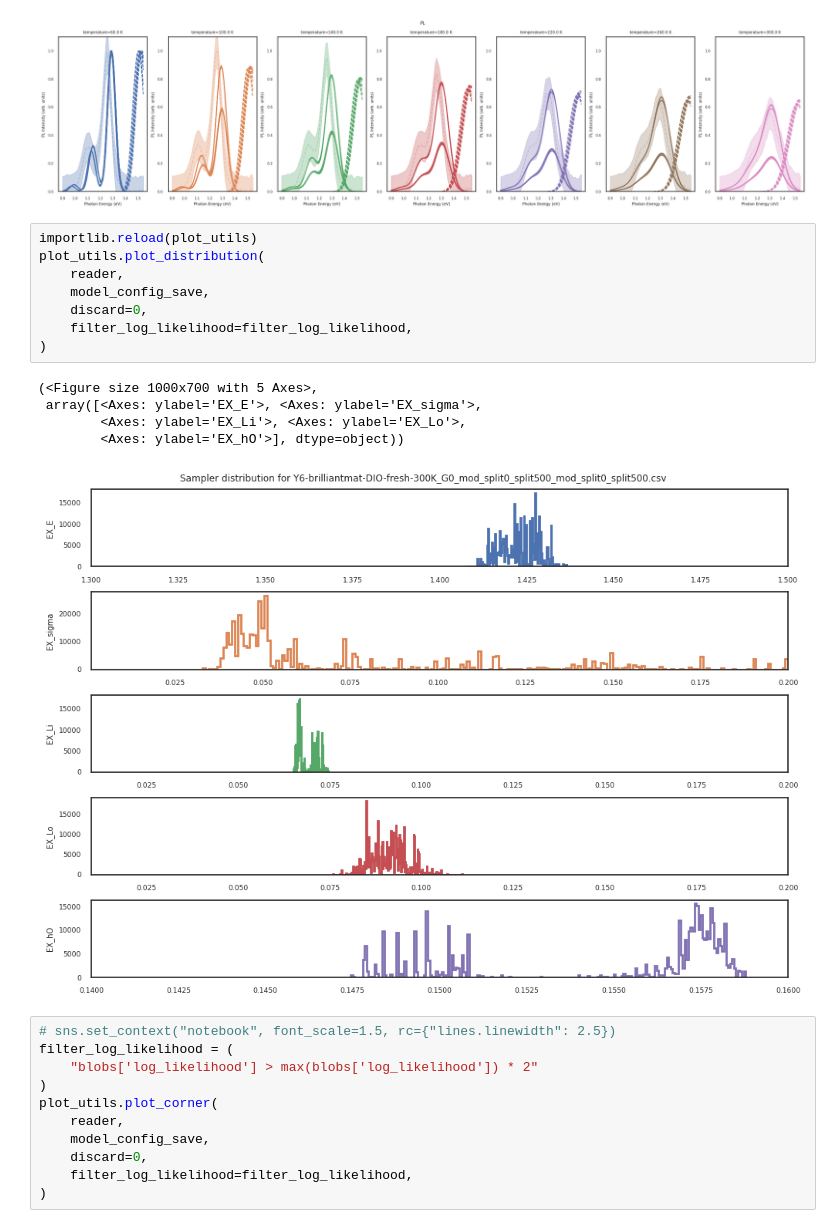
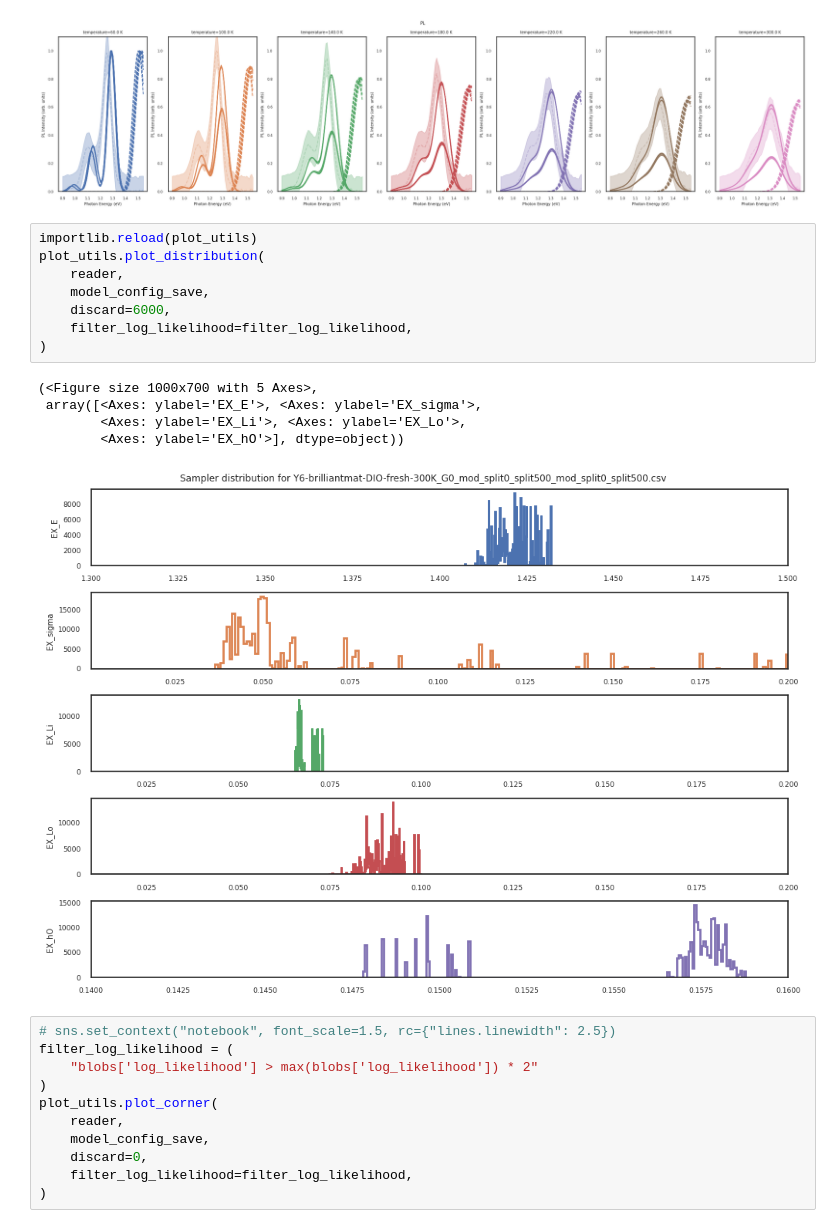
Before and after one commit to mohammedazzouzi15/pl_temp_fit, a Jupyter notebook: notebook/2_analyse_sampling_output_PL.ipynb, the cells around one changed output. Saved outputs shown, nothing was run; the diff lists cells and outputs as text.

```diff
--- a/notebook/2_analyse_sampling_output_PL.ipynb
+++ b/notebook/2_analyse_sampling_output_PL.ipynb
@@ -182,17 +182,17 @@ shape of mean value plot is (65, 7)
 # %%
 importlib.reload(plot_utils)
 plot_utils.plot_distribution(
     reader,
     model_config_save,
-    discard=0,
+    discard=6000,
     filter_log_likelihood=filter_log_likelihood,
 )
 # %% [output]
 (<Figure size 1000x700 with 5 Axes>,
  array([<Axes: ylabel='EX_E'>, <Axes: ylabel='EX_sigma'>,
         <Axes: ylabel='EX_Li'>, <Axes: ylabel='EX_Lo'>,
         <Axes: ylabel='EX_hO'>], dtype=object))
-[figure, old version]
+[figure, new version]
 # %%
 # sns.set_context("notebook", font_scale=1.5, rc={"lines.linewidth": 2.5})
 filter_log_likelihood = (
```
Also changed, not shown: parts of 3 cells of this notebook.
